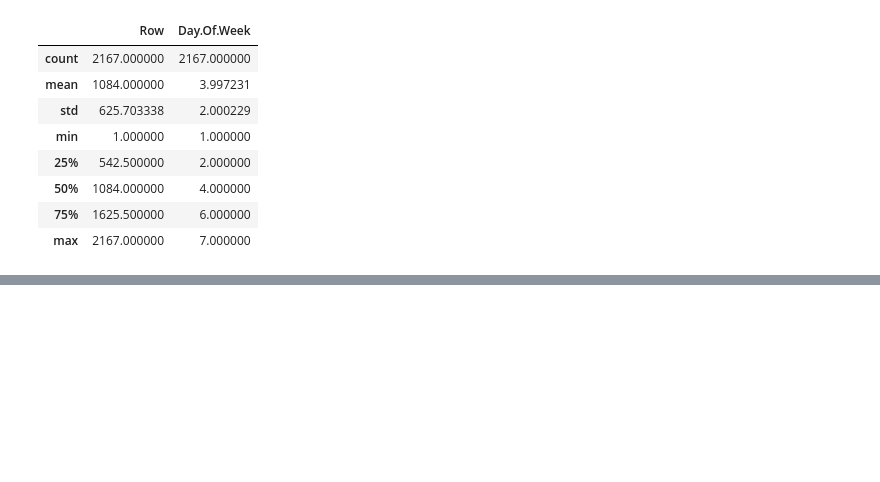
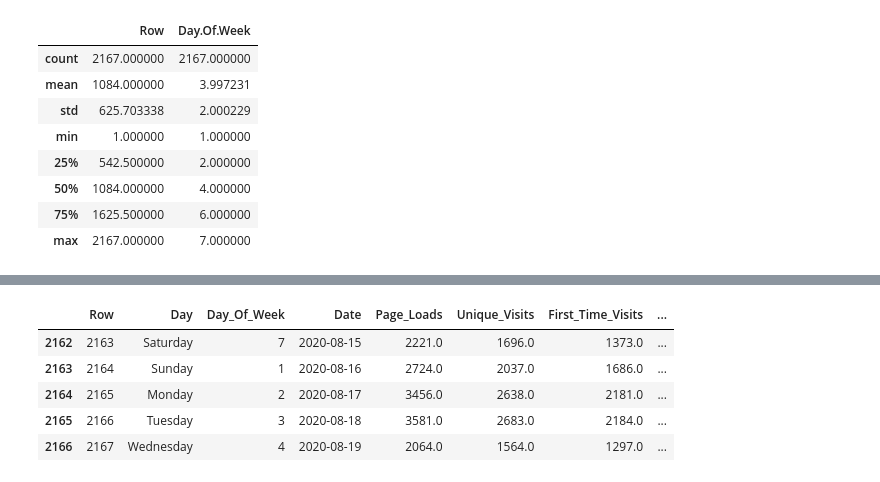
Before and after one commit to afeefanver/Website-Traffic-Forecasting, a Jupyter notebook: EDA(Web Traffic).ipynb, the cells around one changed output, grey strips where cells are left out. Cells and saved outputs as stored; diff of their text form; code cells hidden in the pictures; blank space fills up the shorter version.

```diff
--- a/EDA(Web Traffic).ipynb
+++ b/EDA(Web Traffic).ipynb
@@ -93,0 +141,9 @@ Descriptive Stats:
+# %%
+df.tail()
+# %% [output]
+|  | Row | Day | Day_Of_Week | Date | Page_Loads | Unique_Visits | First_Time_Visits | ... |
+| 2162 | 2163 | Saturday | 7 | 2020-08-15 | 2221.0 | 1696.0 | 1373.0 | ... |
+| 2163 | 2164 | Sunday | 1 | 2020-08-16 | 2724.0 | 2037.0 | 1686.0 | ... |
+| 2164 | 2165 | Monday | 2 | 2020-08-17 | 3456.0 | 2638.0 | 2181.0 | ... |
+| 2165 | 2166 | Tuesday | 3 | 2020-08-18 | 3581.0 | 2683.0 | 2184.0 | ... |
+| 2166 | 2167 | Wednesday | 4 | 2020-08-19 | 2064.0 | 1564.0 | 1297.0 | ... |
```
Also changed, not shown: parts of 12 cells of this notebook.
